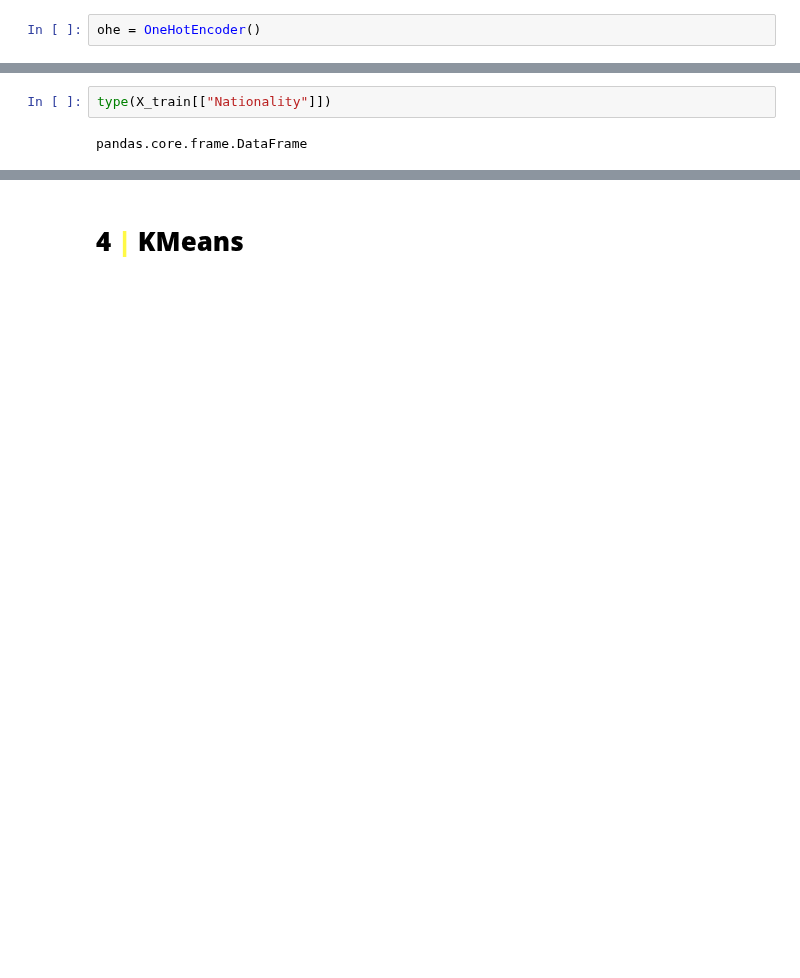
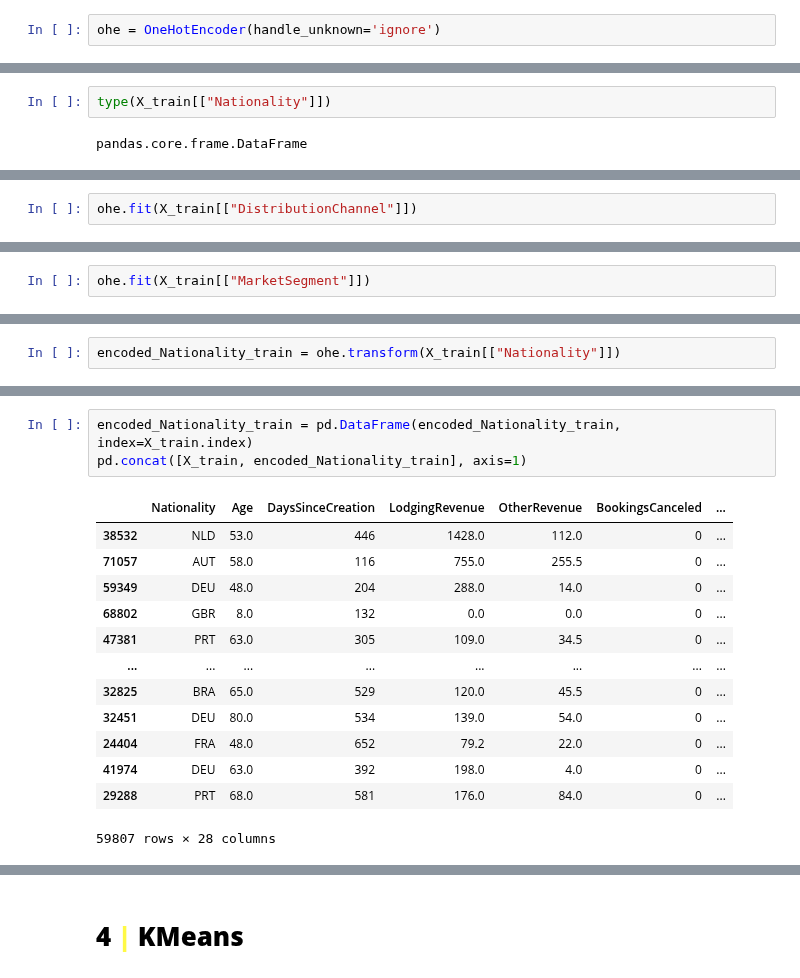
Before and after one commit to iremirezdeganuza72/Cohort_Analysis, a Jupyter notebook: Cohort analysis and segmentation.ipynb, the cells around one changed output, grey strips where cells are left out. Cells and saved outputs as stored; diff of their text form; blank space fills up the shorter version.

```diff
--- a/Cohort analysis and segmentation.ipynb
+++ b/Cohort analysis and segmentation.ipynb
@@ -467,5 +521,5 @@ X_train.shape
 # %%
-ohe = OneHotEncoder()
+ohe = OneHotEncoder(handle_unknown='ignore')
 # %%
 X_train, X_test, y_train, y_test = train_test_split(X, y)
 # %%
@@ -493,0 +574,2 @@ OneHotEncoder()
+# %%
+ohe.fit(X_train[["DistributionChannel"]])
@@ -493,0 +578,2 @@ OneHotEncoder()
+# %%
+ohe.fit(X_train[["MarketSegment"]])
@@ -513,0 +609,2 @@ ohe.categories_
+# %%
+encoded_Nationality_train = ohe.transform(X_train[["Nationality"]])
@@ -513,0 +689,17 @@ ohe.categories_
+# %%
+encoded_Nationality_train = pd.DataFrame(encoded_Nationality_train, index=X_train.index)
+pd.concat([X_train, encoded_Nationality_train], axis=1)
+# %% [output]
+|  | Nationality | Age | DaysSinceCreation | LodgingRevenue | OtherRevenue | BookingsCanceled | ... |
+| 38532 | NLD | 53.0 | 446 | 1428.0 | 112.0 | 0 | ... |
+| 71057 | AUT | 58.0 | 116 | 755.0 | 255.5 | 0 | ... |
+| 59349 | DEU | 48.0 | 204 | 288.0 | 14.0 | 0 | ... |
+| 68802 | GBR | 8.0 | 132 | 0.0 | 0.0 | 0 | ... |
+| 47381 | PRT | 63.0 | 305 | 109.0 | 34.5 | 0 | ... |
+| ... | ... | ... | ... | ... | ... | ... | ... |
+| 32825 | BRA | 65.0 | 529 | 120.0 | 45.5 | 0 | ... |
+| 32451 | DEU | 80.0 | 534 | 139.0 | 54.0 | 0 | ... |
+| 24404 | FRA | 48.0 | 652 | 79.2 | 22.0 | 0 | ... |
+| 41974 | DEU | 63.0 | 392 | 198.0 | 4.0 | 0 | ... |
+| 29288 | PRT | 68.0 | 581 | 176.0 | 84.0 | 0 | ... |
+59807 rows × 28 columns
```
Also changed, not shown: parts of 49 cells of this notebook.
